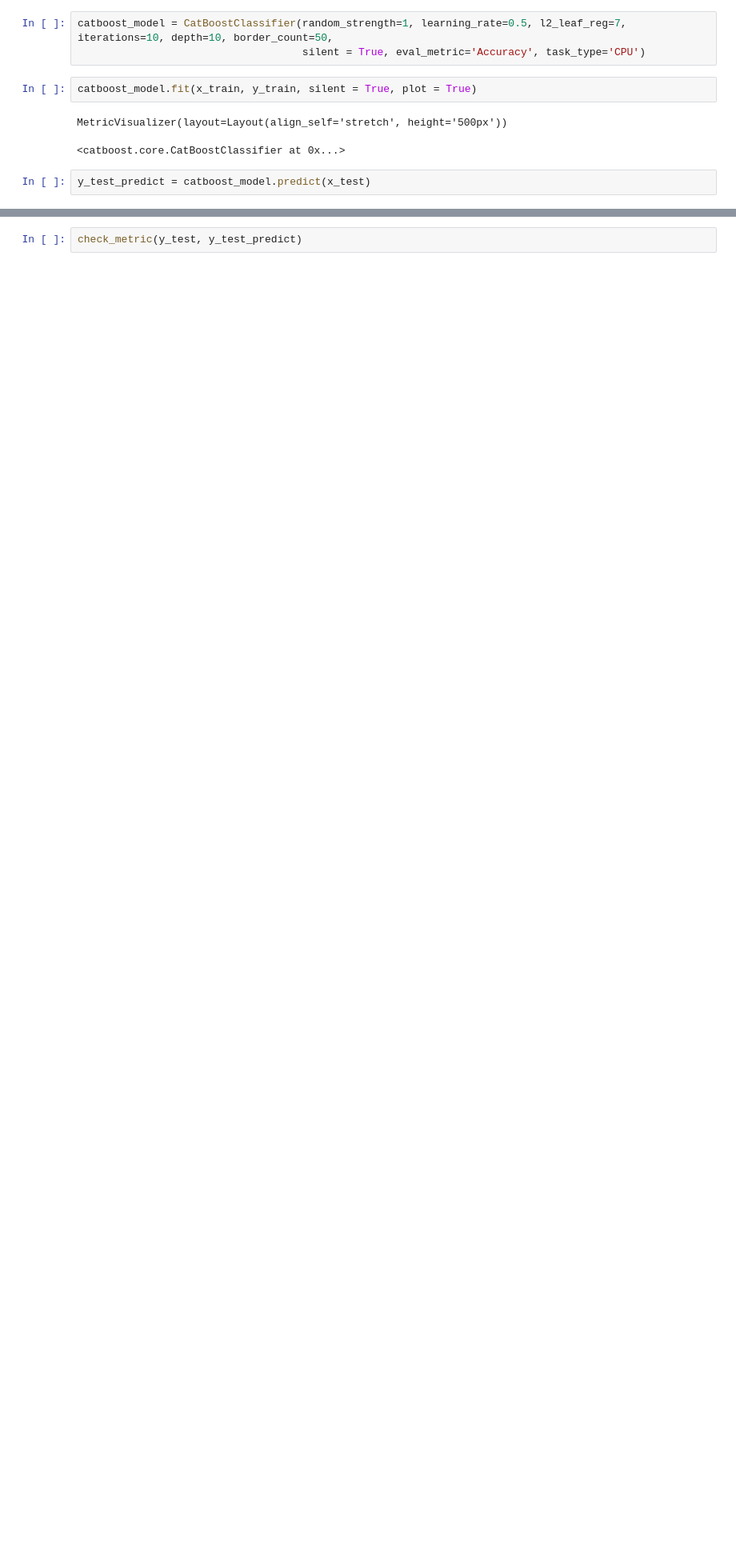
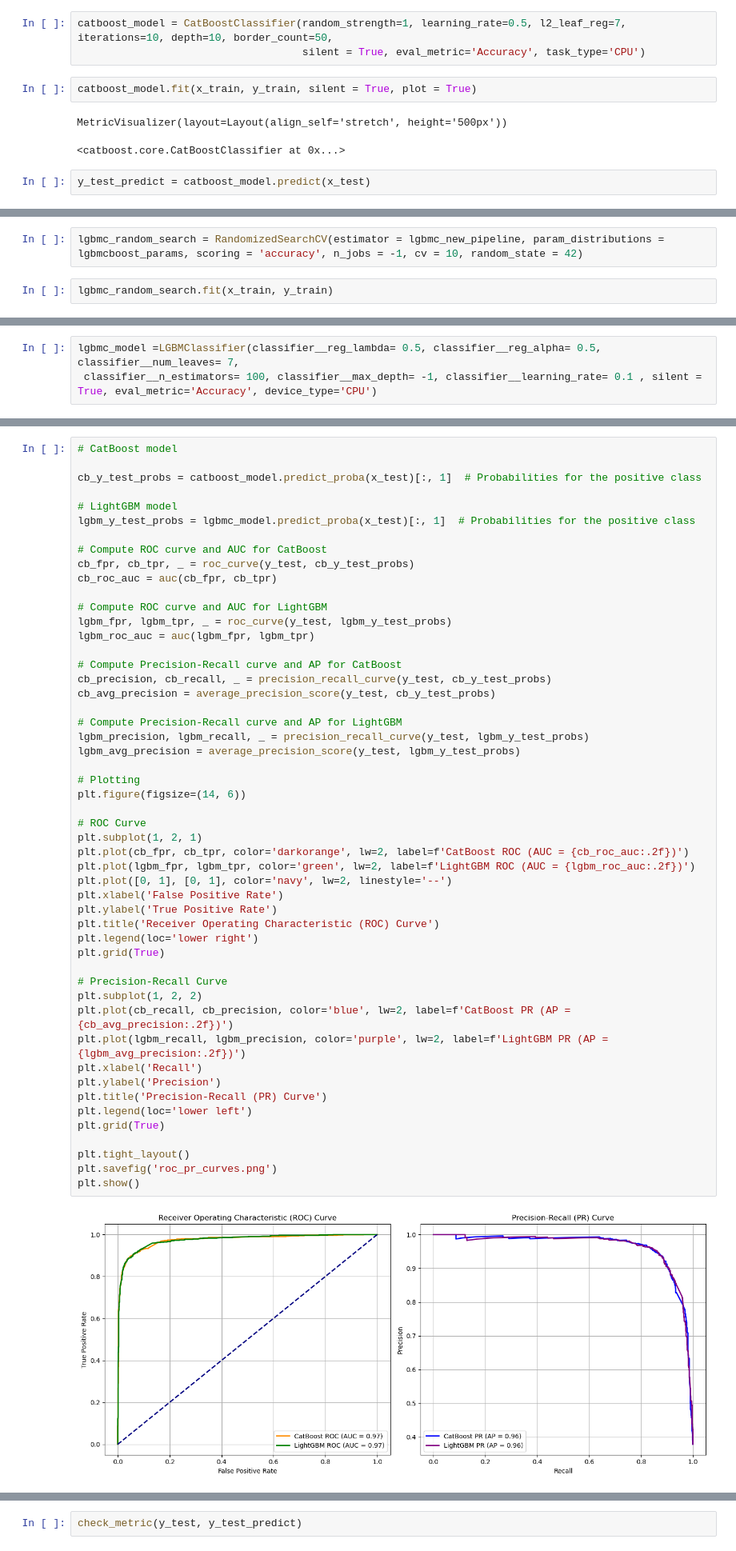
Before and after one commit to ilora-ishaque/lead_score_project, a Jupyter notebook: notebooks/Model.ipynb, the cells around one changed output, grey strips where cells are left out. Shown at 80% size. Drawn from its saved outputs; the diff is of its cells as text; blank space fills up the shorter version.

```diff
--- a/notebooks/Model.ipynb
+++ b/notebooks/Model.ipynb
@@ -242,0 +285,4 @@ y_test_predict = catboost_model.predict(x_test)
+# %%
+lgbmc_random_search = RandomizedSearchCV(estimator = lgbmc_new_pipeline, param_distributions = lgbmcboost_params, scoring = 'accuracy', n_jobs = -1, cv = 10, random_state = 42)
+# %%
+lgbmc_random_search.fit(x_train, y_train)
@@ -242,0 +317,3 @@ y_test_predict = catboost_model.predict(x_test)
+# %%
+lgbmc_model =LGBMClassifier(classifier__reg_lambda= 0.5, classifier__reg_alpha= 0.5, classifier__num_leaves= 7,
+ classifier__n_estimators= 100, classifier__max_depth= -1, classifier__learning_rate= 0.1 , silent = True, eval_metric='Accuracy', device_type='CPU')
@@ -243,3 +368,56 @@ y_test_predict = catboost_model.predict(x_test)
+# %%
+# CatBoost model
+
+cb_y_test_probs = catboost_model.predict_proba(x_test)[:, 1]  # Probabilities for the positive class
+
+# LightGBM model
+lgbm_y_test_probs = lgbmc_model.predict_proba(x_test)[:, 1]  # Probabilities for the positive class
+
+# Compute ROC curve and AUC for CatBoost
+cb_fpr, cb_tpr, _ = roc_curve(y_test, cb_y_test_probs)
+cb_roc_auc = auc(cb_fpr, cb_tpr)
+
+# Compute ROC curve and AUC for LightGBM
+lgbm_fpr, lgbm_tpr, _ = roc_curve(y_test, lgbm_y_test_probs)
+lgbm_roc_auc = auc(lgbm_fpr, lgbm_tpr)
+
+# Compute Precision-Recall curve and AP for CatBoost
+cb_precision, cb_recall, _ = precision_recall_curve(y_test, cb_y_test_probs)
+cb_avg_precision = average_precision_score(y_test, cb_y_test_probs)
+
+# Compute Precision-Recall curve and AP for LightGBM
+lgbm_precision, lgbm_recall, _ = precision_recall_curve(y_test, lgbm_y_test_probs)
+lgbm_avg_precision = average_precision_score(y_test, lgbm_y_test_probs)
+
+# Plotting
+plt.figure(figsize=(14, 6))
+
+# ROC Curve
+plt.subplot(1, 2, 1)
+plt.plot(cb_fpr, cb_tpr, color='darkorange', lw=2, label=f'CatBoost ROC (AUC = {cb_roc_auc:.2f})')
+plt.plot(lgbm_fpr, lgbm_tpr, color='green', lw=2, label=f'LightGBM ROC (AUC = {lgbm_roc_auc:.2f})')
+plt.plot([0, 1], [0, 1], color='navy', lw=2, linestyle='--')
+plt.xlabel('False Positive Rate')
+plt.ylabel('True Positive Rate')
+plt.title('Receiver Operating Characteristic (ROC) Curve')
+plt.legend(loc='lower right')
+plt.grid(True)
+
+# Precision-Recall Curve
+plt.subplot(1, 2, 2)
+plt.plot(cb_recall, cb_precision, color='blue', lw=2, label=f'CatBoost PR (AP = {cb_avg_precision:.2f})')
+plt.plot(lgbm_recall, lgbm_precision, color='purple', lw=2, label=f'LightGBM PR (AP = {lgbm_avg_precision:.2f})')
+plt.xlabel('Recall')
+plt.ylabel('Precision')
+plt.title('Precision-Recall (PR) Curve')
+plt.legend(loc='lower left')
+plt.grid(True)
+
+plt.tight_layout()
+plt.savefig('roc_pr_curves.png')
+plt.show()
+# %% [output]
+[figure, added]
 # %%
 def check_metric(y_test, y_predict):
 
```
Also changed, not shown: parts of 15 cells of this notebook, 5 other files.
